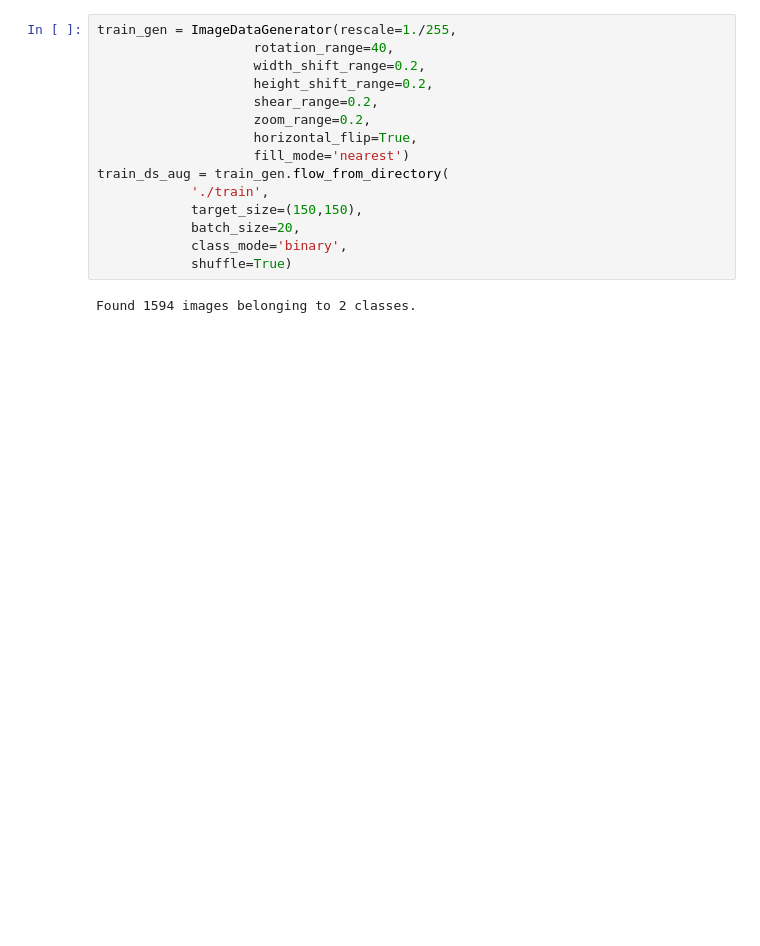
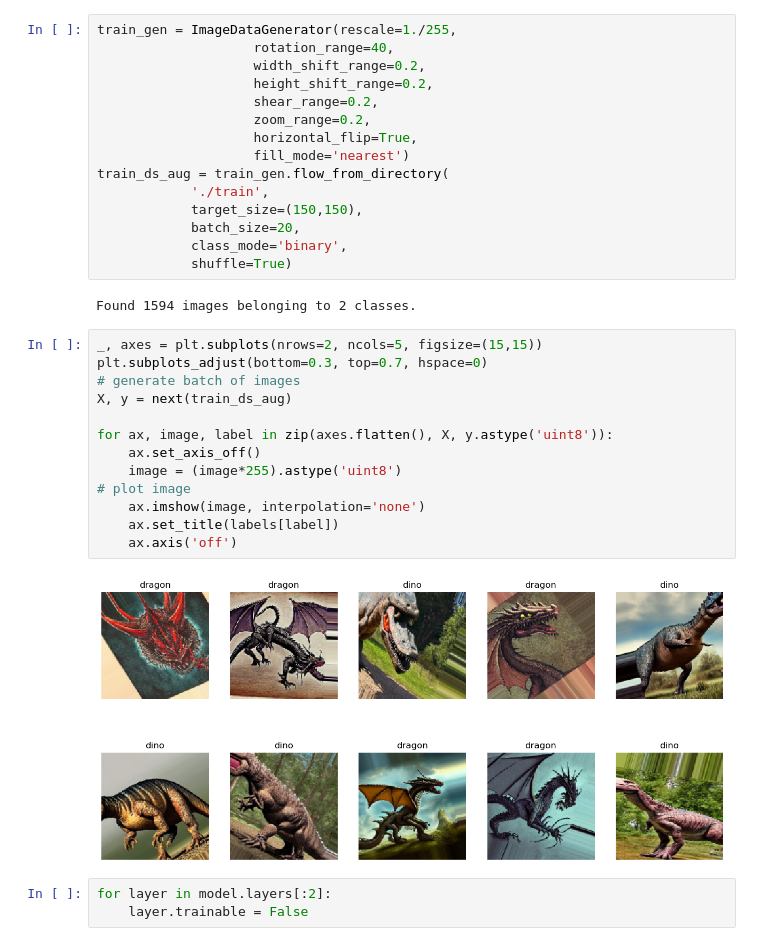
Before and after one commit to tanyashagova/ML-Zoomcamp-2022, a Jupyter notebook: homework8_deep_learning.ipynb, the cells around one changed output. Saved outputs shown, nothing was run; the diff lists cells and outputs as text; blank space fills up the shorter version.

Commit message:
Freezed layers

```diff
--- a/homework8_deep_learning.ipynb
+++ b/homework8_deep_learning.ipynb
@@ -171,3 +182,21 @@ train_ds_aug = train_gen.flow_from_directory(
             shuffle=True)
 # %% [output]
 Found 1594 images belonging to 2 classes.
+# %%
+_, axes = plt.subplots(nrows=2, ncols=5, figsize=(15,15))
+plt.subplots_adjust(bottom=0.3, top=0.7, hspace=0)
+# generate batch of images
+X, y = next(train_ds_aug)
+
+for ax, image, label in zip(axes.flatten(), X, y.astype('uint8')):
+    ax.set_axis_off()
+    image = (image*255).astype('uint8')
+# plot image
+    ax.imshow(image, interpolation='none')
+    ax.set_title(labels[label])
+    ax.axis('off')
+# %% [output]
+[figure, added]
+# %%
+for layer in model.layers[:2]:
+    layer.trainable = False
```
Also changed, not shown: parts of 15 cells of this notebook.
